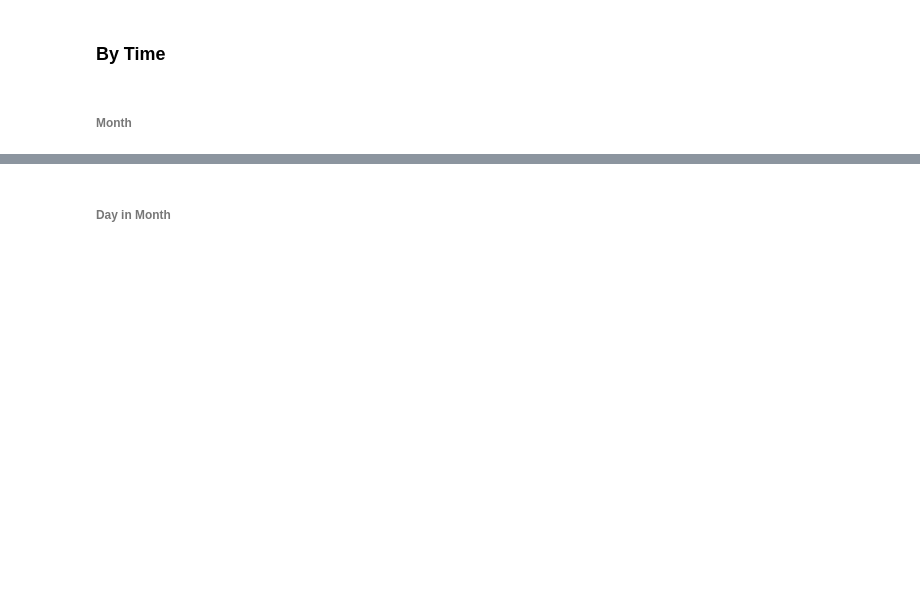
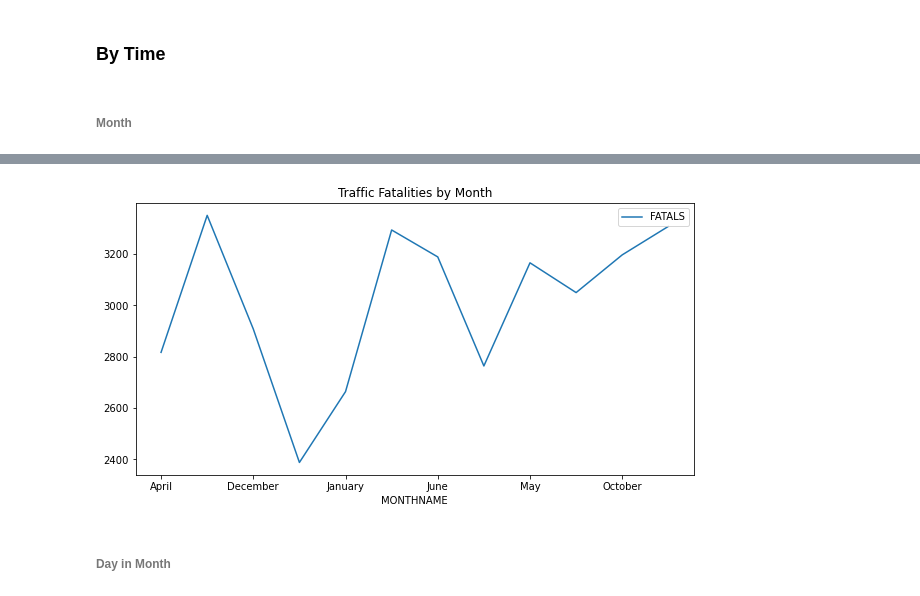
Before and after one commit to joshrrosen/PPOL564-Final-Project, a Jupyter notebook: MISC_Viz.ipynb, the cells around one changed output, grey strips where cells are left out. Cells and saved outputs as stored; diff of their text form; code cells hidden in the pictures; blank space fills up the shorter version.

```diff
--- a/MISC_Viz.ipynb
+++ b/MISC_Viz.ipynb
@@ -153,3 +153,9 @@ month2.plot.bar(x="MONTHNAME", y="FATALS", rot=90, title = "Traffic Fatalities B
+# %%
+ax = plt.rcParams['figure.figsize'] = [10,5]
+ax = month2.plot(x = 'MONTHNAME', y = "FATALS", kind = 'line')
+ax = plt.title("Traffic Fatalities by Month")
+# %% [output]
+[figure, added]
 # %% [markdown]
 ###### Day in Month
 # %%
```
Also changed, not shown: parts of 16 cells of this notebook.
